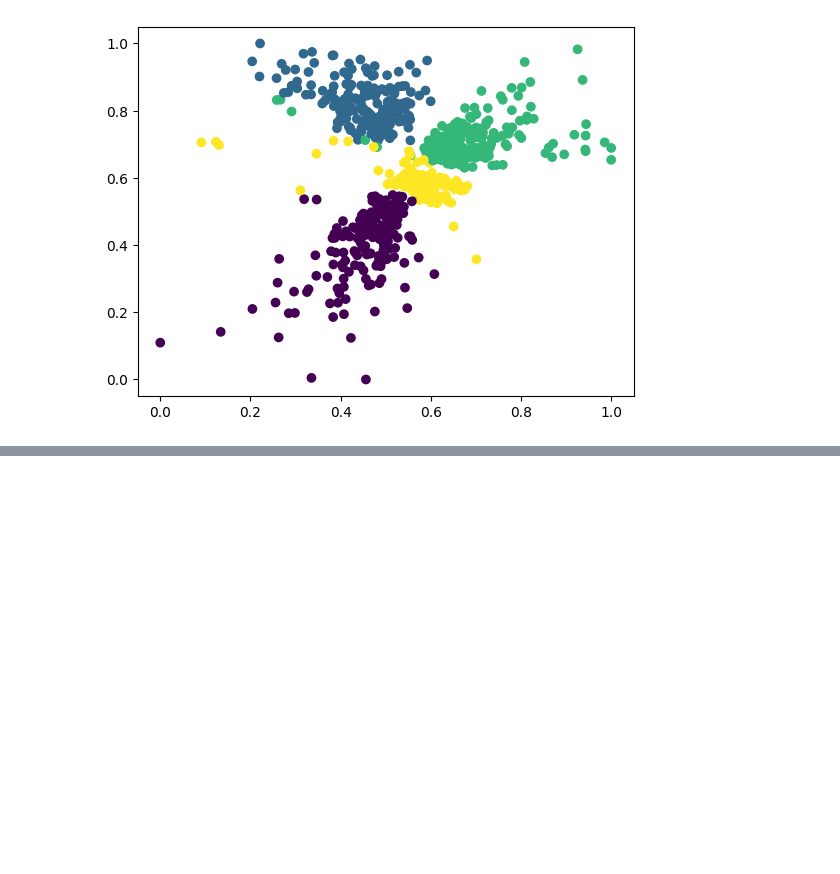
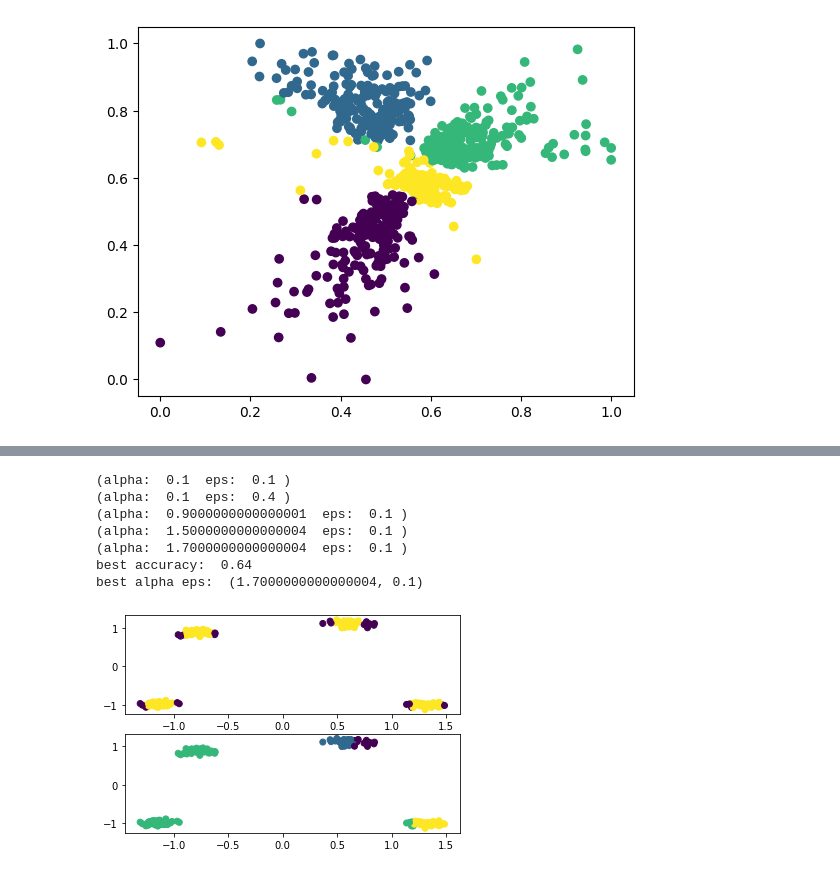
Before and after one commit to Altanali/ApproximationStabilityClustering, a Jupyter notebook: notebook.ipynb, the cells around one changed output, grey strips where cells are left out. Saved outputs shown, nothing was run; the diff lists cells and outputs as text; code cells hidden in the pictures; blank space fills up the shorter version.

Commit message:
feat: Implement Algo 3 & counting bad points

```diff
--- a/notebook.ipynb
+++ b/notebook.ipynb
@@ -587,0 +698,15 @@ k_medoids_accuracy:  0.9616666666666667
+# %%
+n = 200
+k = 4
+x, y, w_avg = sample_synthetic_clusters(n, k, std=0.3)
+# %%
+good_parameters = []
+for alpha in np.arange(0.1, 2, 0.2):
+	for eps in np.arange(0.1, 1, 0.1):
+		good, bad = calculate_good_bad_points(points=x, true_labels=y, k=k, alpha=alpha, epsilon=eps, scale=0.5, beta=1) #as defined for alg 3
+		b = (1 + 5/alpha)*(epsilon*n)
+		if(len(bad) > b):
+			continue
+		else:
+			print("(alpha: ", alpha, " eps: ", eps, ")")
+			good_parameters.append((alpha, eps))
@@ -587,0 +731,34 @@ k_medoids_accuracy:  0.9616666666666667
+# %%
+bbg = BBG(x)
+best_cluster = []
+best_parameters = None
+best_accuracy = -1
+for alpha, eps in good_parameters:
+	clusters = bbg.run_3(alpha=alpha, epsilon=eps, k=4, w_avg=w_avg, beta=1)
+	accuracy, new_labels = get_accuracy(clusters, y, x, k=4)
+	if(accuracy > best_accuracy):
+		print("(alpha: ", alpha, " eps: ", eps, ")")
+		best_accuracy = accuracy
+		best_parameters = (alpha, eps)
+		best_cluster = new_labels
+
+print("best accuracy: ", best_accuracy)
+print("best alpha eps: ", best_parameters)
+fig, axes = plt.subplots(2)
+good_bad_labels = [0]*n
+good, bad = calculate_good_bad_points(x, y, k, best_parameters[0], best_parameters[1], 1, 0.5)
+for point in good:
+	good_bad_labels[point] = 1
+
+axes[0].scatter(x[:, 0], x[:, 1], c=good_bad_labels)
+axes[1].scatter(x[:, 0], x[:, 1], c=best_cluster)
+plt.show()
+# %% [output]
+(alpha:  0.1  eps:  0.1 )
+(alpha:  0.1  eps:  0.4 )
+(alpha:  0.9000000000000001  eps:  0.1 )
+(alpha:  1.5000000000000004  eps:  0.1 )
+(alpha:  1.7000000000000004  eps:  0.1 )
+best accuracy:  0.64
+best alpha eps:  (1.7000000000000004, 0.1)
+[figure, added]
```
Also changed, not shown: parts of 10 cells of this notebook.
